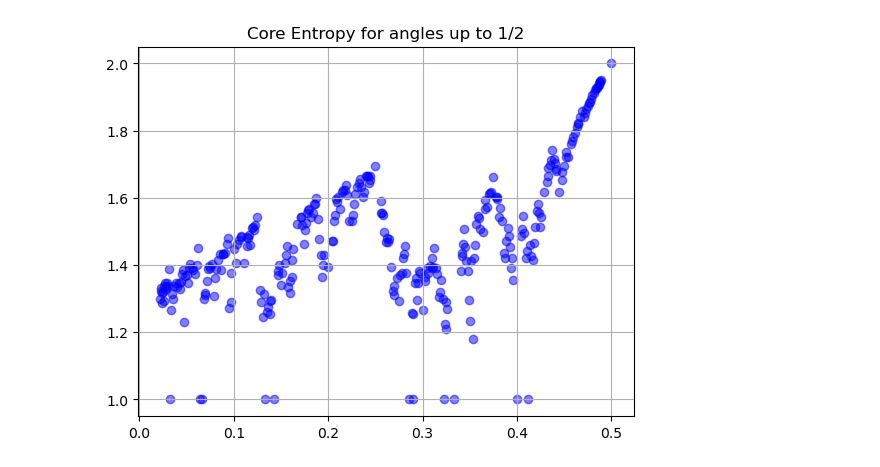
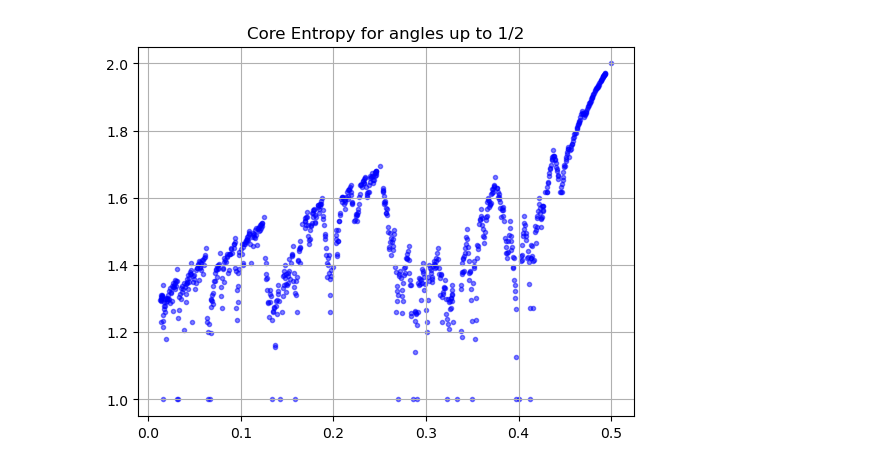
Before and after one commit to SilvestriStefano/coreEntropy_neighborIFS, a Jupyter notebook: scripts/The Core Entropy Plot.ipynb, the cells around one changed output. Drawn from its saved outputs; the diff is of its cells as text; code cells hidden in the pictures.

```diff
--- a/scripts/The Core Entropy Plot.ipynb
+++ b/scripts/The Core Entropy Plot.ipynb
@@ -10,9 +10,9 @@ def farey_sequence(n: int) -> list:
     while (c <= n):
         k = (n + b) // d
         (a, b, c, d) = (c, d, k * c - a, k * d - b)
-        if a/b>0.5: continue
-        else: seq.append([a, b])
+        if 2*a<=b: #only consider those for which a/b <= 0.5
+            seq.append([a, b])
     return seq
 
-angles = farey_sequence(45)
+angles = farey_sequence(75)
 # %%
@@ -40,7 +21,7 @@ Y = [core_entropy(num=key[0],den=key[1]) for key in angles]
 # %%
-plt.scatter(X,Y, color='blue', alpha=0.5)
+plt.scatter(X,Y, color='blue', alpha=0.5, marker='.')
 plt.grid(True)
 plt.title('Core Entropy for angles up to 1/2')
 plt.show()
 # %% [output]
-[figure, old version]
+[figure, new version]
```
Also changed, not shown: parts of 1 cell of this notebook, 2 other files.
